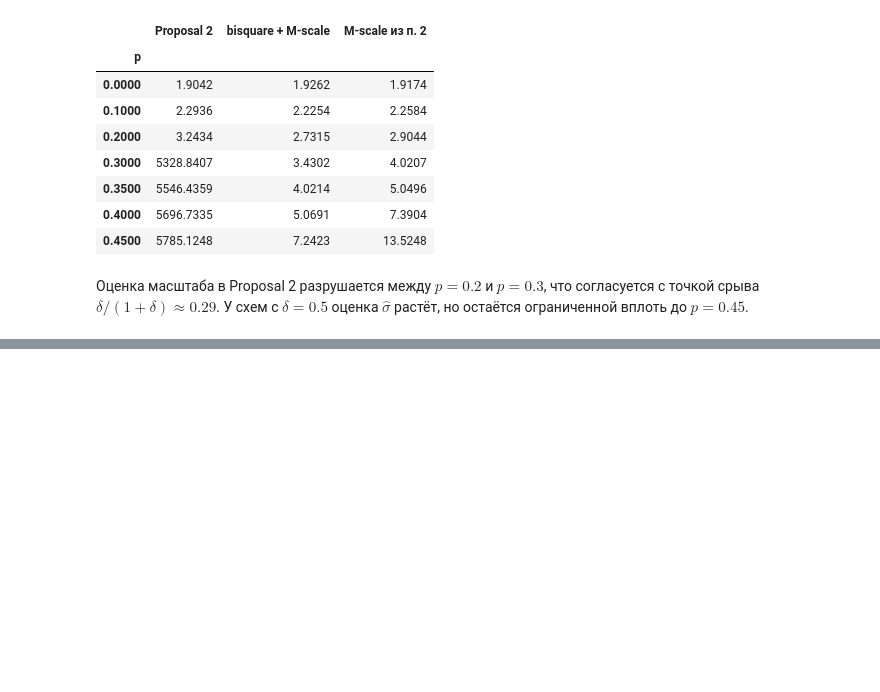
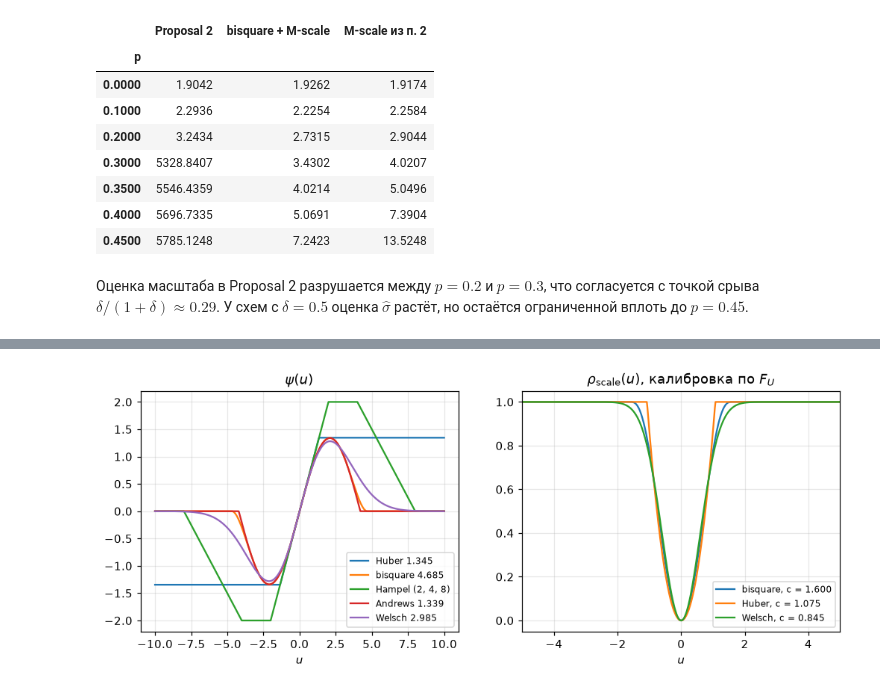
Before and after one commit to paulhowever/stata_ai_2026_WW, a Jupyter notebook: lab1.ipynb, the cells around one changed output, grey strips where cells are left out. Saved outputs shown, nothing was run; the diff lists cells and outputs as text; code cells hidden in the pictures; blank space fills up the shorter version.

```diff
--- a/lab1.ipynb
+++ b/lab1.ipynb
@@ -787,0 +792,27 @@ breakdown
+# %%
+PSIS = {
+    "Huber 1.345": Huber(1.345),
+    "bisquare 4.685": Bisquare(4.685),
+    "Hampel (2, 4, 8)": Hampel(2.0, 4.0, 8.0),
+    "Andrews 1.339": Andrews(1.339),
+    "Welsch 2.985": Welsch(2.985),
+}
+RHO_FAMILIES = {"bisquare": BisquareRho, "Huber": HuberRho, "Welsch": WelschRho}
+RHOS = {name: cls(calibrate(cls, F)) for name, cls in RHO_FAMILIES.items()}
+
+_grid = np.linspace(-10, 10, 1001)
+fig, axes = plt.subplots(1, 2, figsize=(11, 3.8))
+for name, psi in PSIS.items():
+    axes[0].plot(_grid, psi.psi(_grid), label=name)
+axes[0].set_title(r"$\psi(u)$")
+axes[0].legend(loc="lower right", fontsize=8)
+for name, rho in RHOS.items():
+    axes[1].plot(_grid, rho.rho(_grid), label=f"{name}, c = {rho.c:.3f}")
+axes[1].set_xlim(-5, 5)
+axes[1].set_title(r"$\rho_{\mathrm{scale}}(u)$, калибровка по $F_U$")
+axes[1].legend(loc="lower right", fontsize=8)
+for ax in axes:
+    ax.set_xlabel("$u$")
+plt.show()
+# %% [output]
+[figure, added]
```
Also changed, not shown: parts of 4 cells of this notebook, 1 other file.
